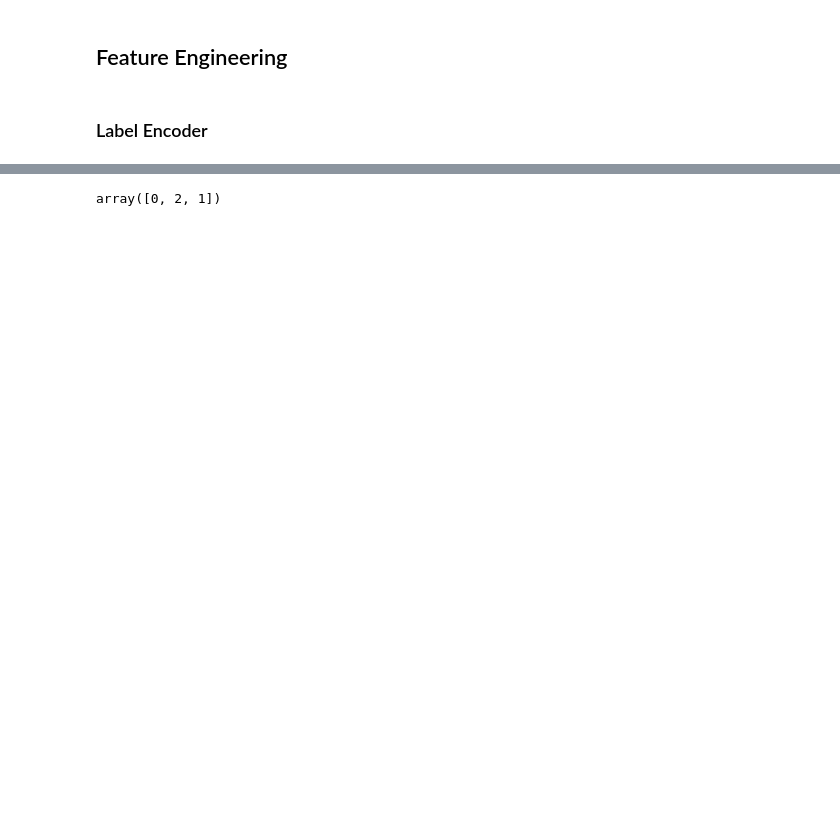
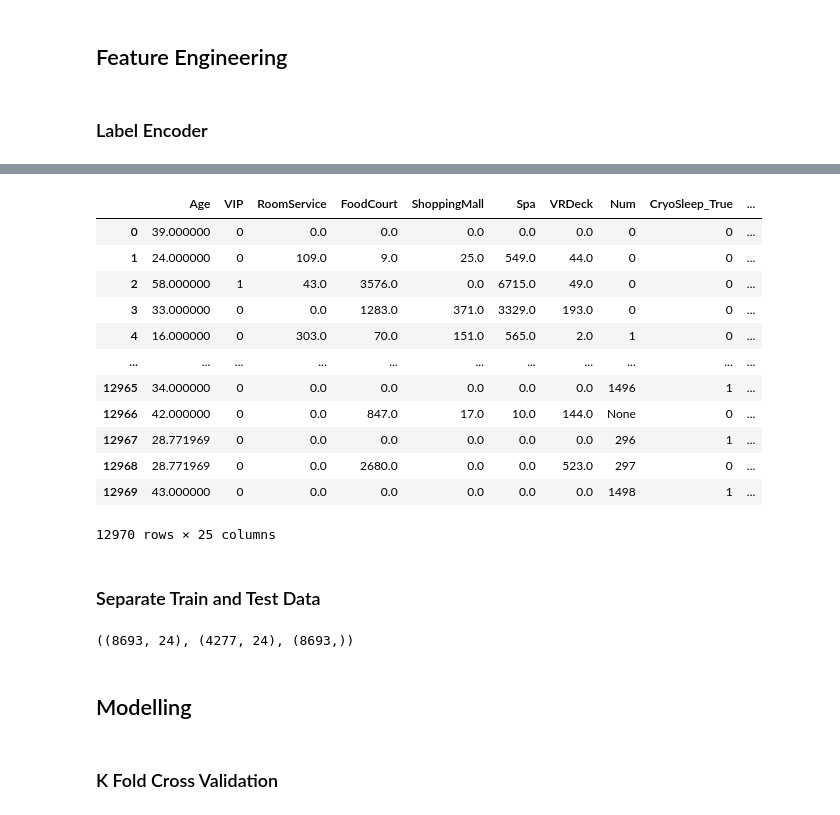
Before and after one commit to hesyandi/Portofolio, a Jupyter notebook: 2_Spaceship_Titanic/spaceship_Titanic.ipynb, the cells around one changed output, grey strips where cells are left out. Saved outputs shown, nothing was run; the diff lists cells and outputs as text; code cells hidden in the pictures; blank space fills up the shorter version.

```diff
--- a/2_Spaceship_Titanic/spaceship_Titanic.ipynb
+++ b/2_Spaceship_Titanic/spaceship_Titanic.ipynb
@@ -311,4 +325,18 @@ all_new.shape
 # %%
-all_data['VIP'].unique()
+all_join = pd.get_dummies(all_join, columns=['CryoSleep', 'HomePlanet', 'Deck', 'Side', 'Destination', 'Transported'], drop_first=True)
+
+all_join
 # %% [output]
+|  | Age | VIP | RoomService | FoodCourt | ShoppingMall | Spa | VRDeck | Num | CryoSleep_True | ... |
+| 0 | 39.000000 | 0 | 0.0 | 0.0 | 0.0 | 0.0 | 0.0 | 0 | 0 | ... |
+| 1 | 24.000000 | 0 | 109.0 | 9.0 | 25.0 | 549.0 | 44.0 | 0 | 0 | ... |
+| 2 | 58.000000 | 1 | 43.0 | 3576.0 | 0.0 | 6715.0 | 49.0 | 0 | 0 | ... |
+| 3 | 33.000000 | 0 | 0.0 | 1283.0 | 371.0 | 3329.0 | 193.0 | 0 | 0 | ... |
+| 4 | 16.000000 | 0 | 303.0 | 70.0 | 151.0 | 565.0 | 2.0 | 1 | 0 | ... |
+| ... | ... | ... | ... | ... | ... | ... | ... | ... | ... | ... |
+| 12965 | 34.000000 | 0 | 0.0 | 0.0 | 0.0 | 0.0 | 0.0 | 1496 | 1 | ... |
+| 12966 | 42.000000 | 0 | 0.0 | 847.0 | 17.0 | 10.0 | 144.0 | None | 0 | ... |
+| 12967 | 28.771969 | 0 | 0.0 | 0.0 | 0.0 | 0.0 | 0.0 | 296 | 1 | ... |
+| 12968 | 28.771969 | 0 | 0.0 | 2680.0 | 0.0 | 0.0 | 523.0 | 297 | 0 | ... |
+| 12969 | 43.000000 | 0 | 0.0 | 0.0 | 0.0 | 0.0 | 0.0 | 1498 | 1 | ... |
-array([0, 2, 1])
+12970 rows × 25 columns
@@ -314,0 +346,17 @@ array([0, 2, 1])
+# %% [markdown]
+### Separate Train and Test Data
+# %%
+Train = all_join[:ntrain]
+Test = all_join[ntrain:]
+
+X_train = Train.drop('Transported_True', axis=1)
+y_train = Train['Transported_True']
+X_test = Test.drop('Transported_True', axis=1)
+
+X_train.shape, X_test.shape, y_train.shape
+# %% [output]
+((8693, 24), (4277, 24), (8693,))
+# %% [markdown]
+## Modelling
+# %% [markdown]
+### K Fold Cross Validation
```
Also changed, not shown: parts of 20 cells of this notebook.
